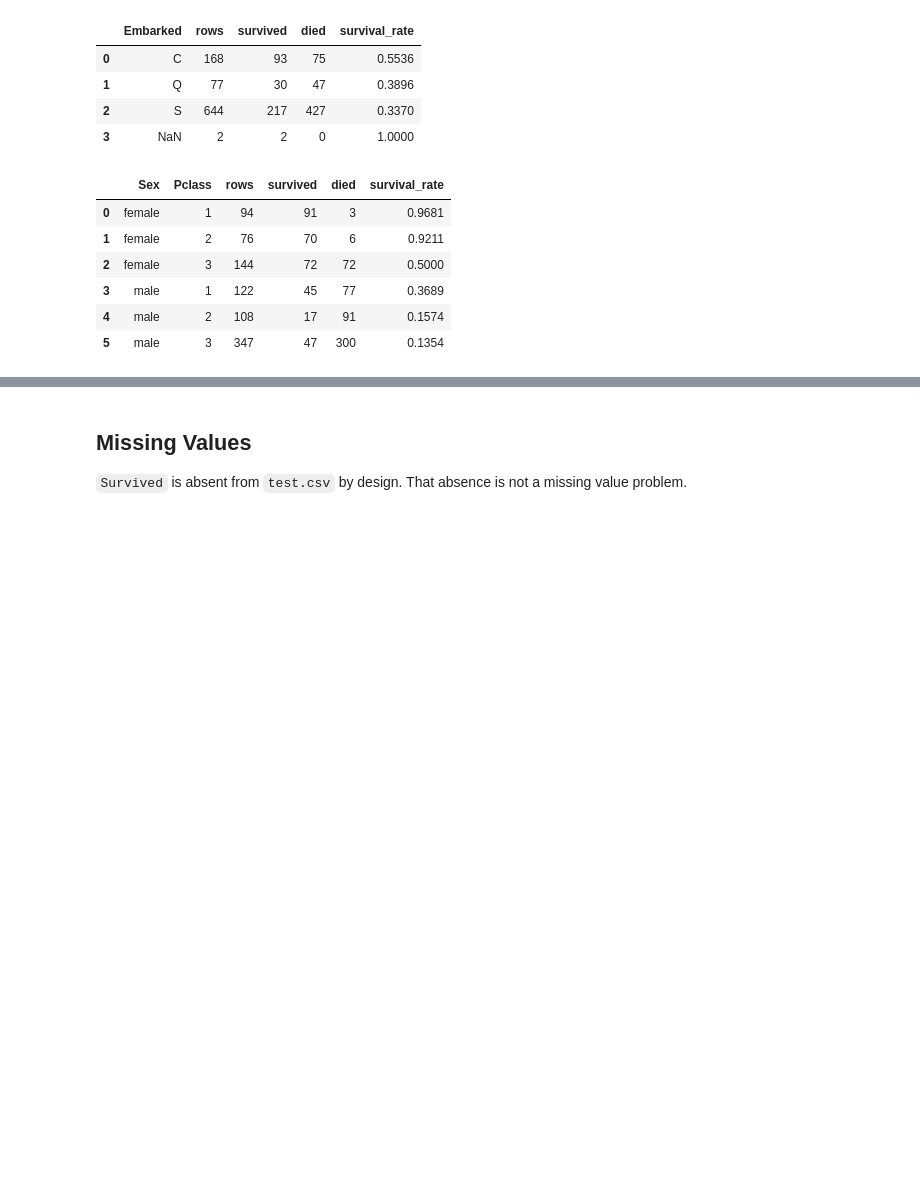
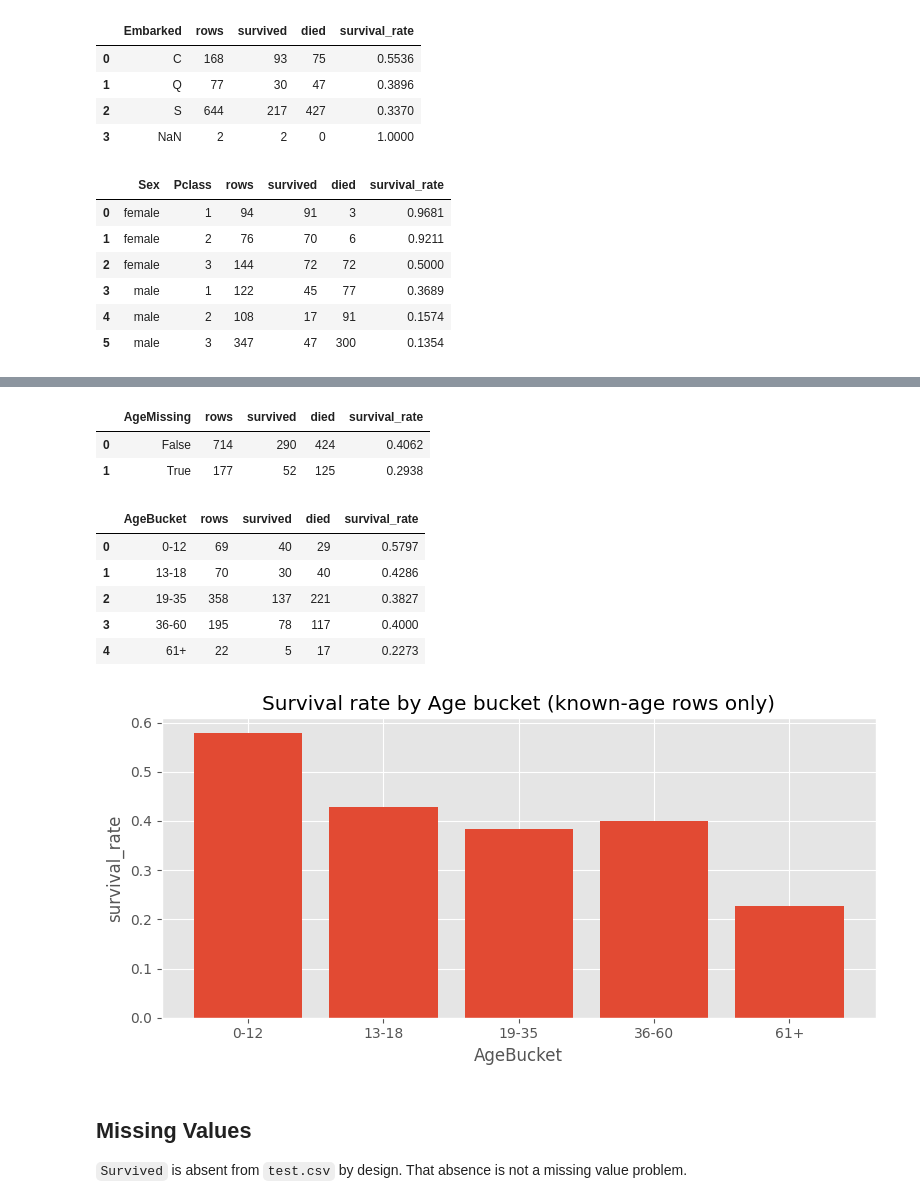
Before and after one commit to legion2440/kaggle-titanic, a Jupyter notebook: notebooks/01_main_eda.ipynb, the cells around one changed output, grey strips where cells are left out. Saved outputs shown, nothing was run; the diff lists cells and outputs as text; code cells hidden in the pictures; blank space fills up the shorter version.

```diff
--- a/notebooks/01_main_eda.ipynb
+++ b/notebooks/01_main_eda.ipynb
@@ -176,3 +215,36 @@ display(survival_summary(train, ["Sex", "Pclass"]))
+# %%
+_age_bins   = [0, 12, 18, 35, 60, 120]
+_age_labels = ["0-12", "13-18", "19-35", "36-60", "61+"]
+_age_bucket = pd.cut(train["Age"], bins=_age_bins, labels=_age_labels)
+
+display(survival_summary(train.assign(AgeMissing=train["Age"].isna()), ["AgeMissing"]))
+display(survival_summary(
+    train.assign(AgeBucket=_age_bucket).dropna(subset=["Age"]), ["AgeBucket"]
+))
+
+fig, ax = plt.subplots(figsize=(8, 4))
+_grp = (
+    train.assign(AgeBucket=_age_bucket)
+    .dropna(subset=["Age"])
+    .groupby("AgeBucket", observed=True)["Survived"].mean()
+)
+ax.bar(_grp.index.astype(str), _grp.values)
+ax.set_title("Survival rate by Age bucket (known-age rows only)")
+ax.set_xlabel("AgeBucket")
+ax.set_ylabel("survival_rate")
+plt.tight_layout()
+plt.show()
+# %% [output]
+|  | AgeMissing | rows | survived | died | survival_rate |
+| 0 | False | 714 | 290 | 424 | 0.4062 |
+| 1 | True | 177 | 52 | 125 | 0.2938 |
+|  | AgeBucket | rows | survived | died | survival_rate |
+| 0 | 0-12 | 69 | 40 | 29 | 0.5797 |
+| 1 | 13-18 | 70 | 30 | 40 | 0.4286 |
+| 2 | 19-35 | 358 | 137 | 221 | 0.3827 |
+| 3 | 36-60 | 195 | 78 | 117 | 0.4000 |
+| 4 | 61+ | 22 | 5 | 17 | 0.2273 |
+[figure, added]
 # %% [markdown]
 ## Missing Values
 
```
Also changed, not shown: parts of 8 cells of this notebook, 44 other files.
